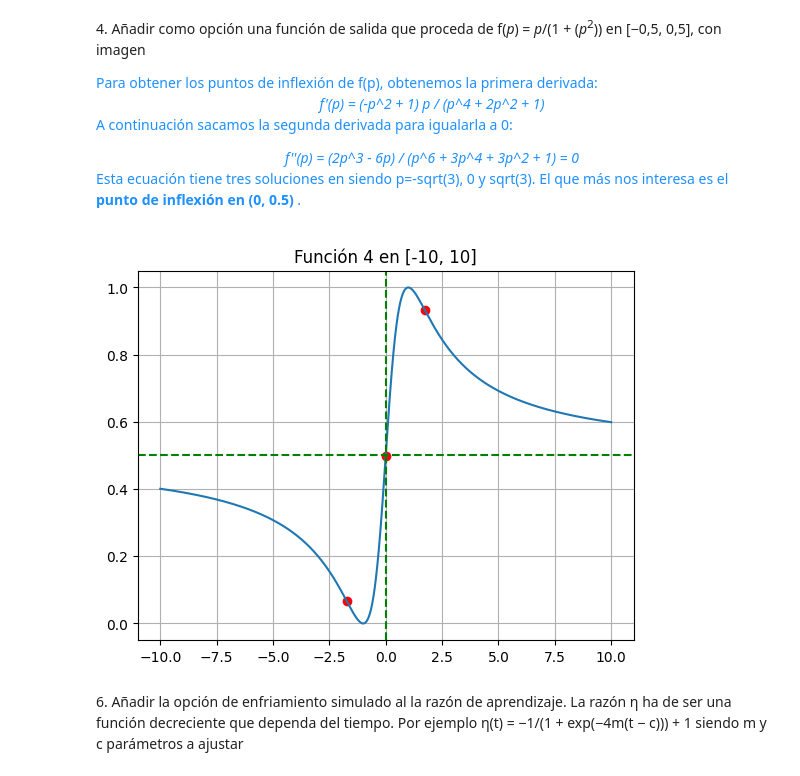
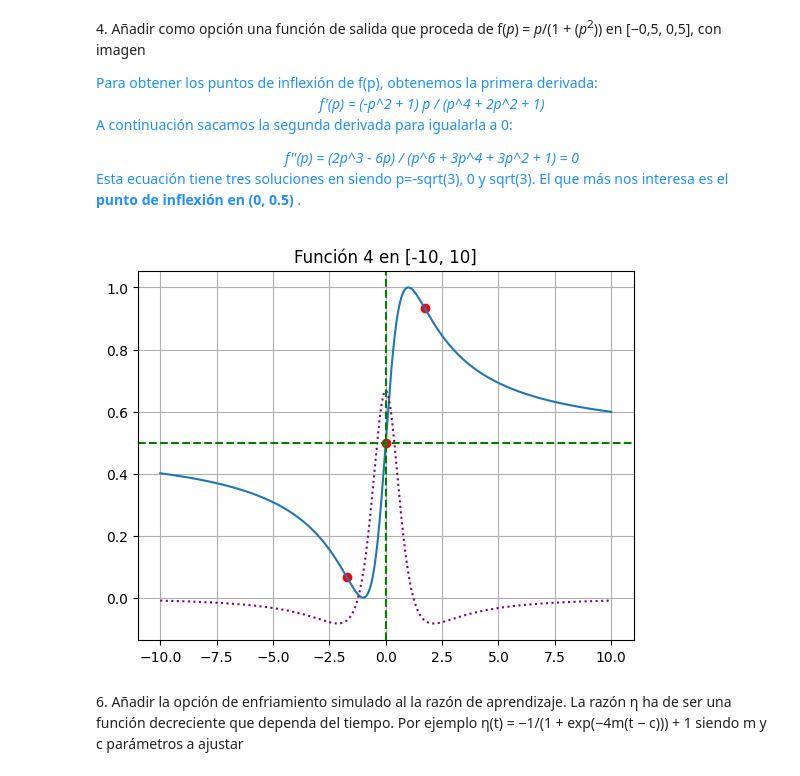
Before and after one commit to Apriea04/ComputacionNeuronalEvolutiva, a Jupyter notebook: Computación Evolutiva/Práctica 0/Pate 2.ipynb, the cells around one changed output. Cells and saved outputs as stored; diff of their text form; code cells hidden in the pictures.

```diff
--- a/Computación Evolutiva/Práctica 0/Pate 2.ipynb
+++ b/Computación Evolutiva/Práctica 0/Pate 2.ipynb
@@ -171,32 +192,39 @@ Esta ecuación tiene tres soluciones en siendo p=-sqrt(3), 0 y sqrt(3). El que m
 # %%
 # Función 4
 # Ya que no he encontrado un nombre común a esta función, la he llamado 'fun_p'
 def fun_p(x):
     """Calcula el valor de la función f(x) = x/(1 + x^2), con
     imagen entre 0 y 1."""
     return x / (1 + x**2) + 0.5
 
 
+def derivada_fun_p(x):
+    """Calcula la derivada de la función fun_p en x."""
+    return (-4 * x**2 + 6) / (4 * x**4 + 12 * x**2 + 9)
+
+
 # Representamos esta función en el intervalo correspondiente para
 # cerciorarnos de su correcta definición:
 
 x = np.linspace(-10, 10, 100000)
 f_x = fun_p(x)
+derivada = derivada_fun_p(x)
 
 plt.plot(x, f_x)
+plt.plot(x, derivada, ls=":", color="purple")
 plt.title("Función 4 en [-10, 10]")
 plt.axvline(x=0, color="g", linestyle="--")
 plt.axhline(y=0.5, color="g", linestyle="--")
 
 points = inflection_points(x, f_x)
 
 # Representamos los punto de inflexión
 plt.scatter(points, fun_p(points), color="r")
 
 plt.grid()
 plt.show()
 # %% [output]
-[figure, old version]
+[figure, new version]
 # %% [markdown]
 6\. Añadir la opción de enfriamiento simulado al la razón de aprendizaje. La razón η ha de ser una función decreciente que dependa del tiempo. Por ejemplo η(t) = −1/(1 + exp(−4m(t − c))) + 1 siendo m y c parámetros a ajustar
 # %%
```
Also changed, not shown: parts of 7 cells of this notebook.
